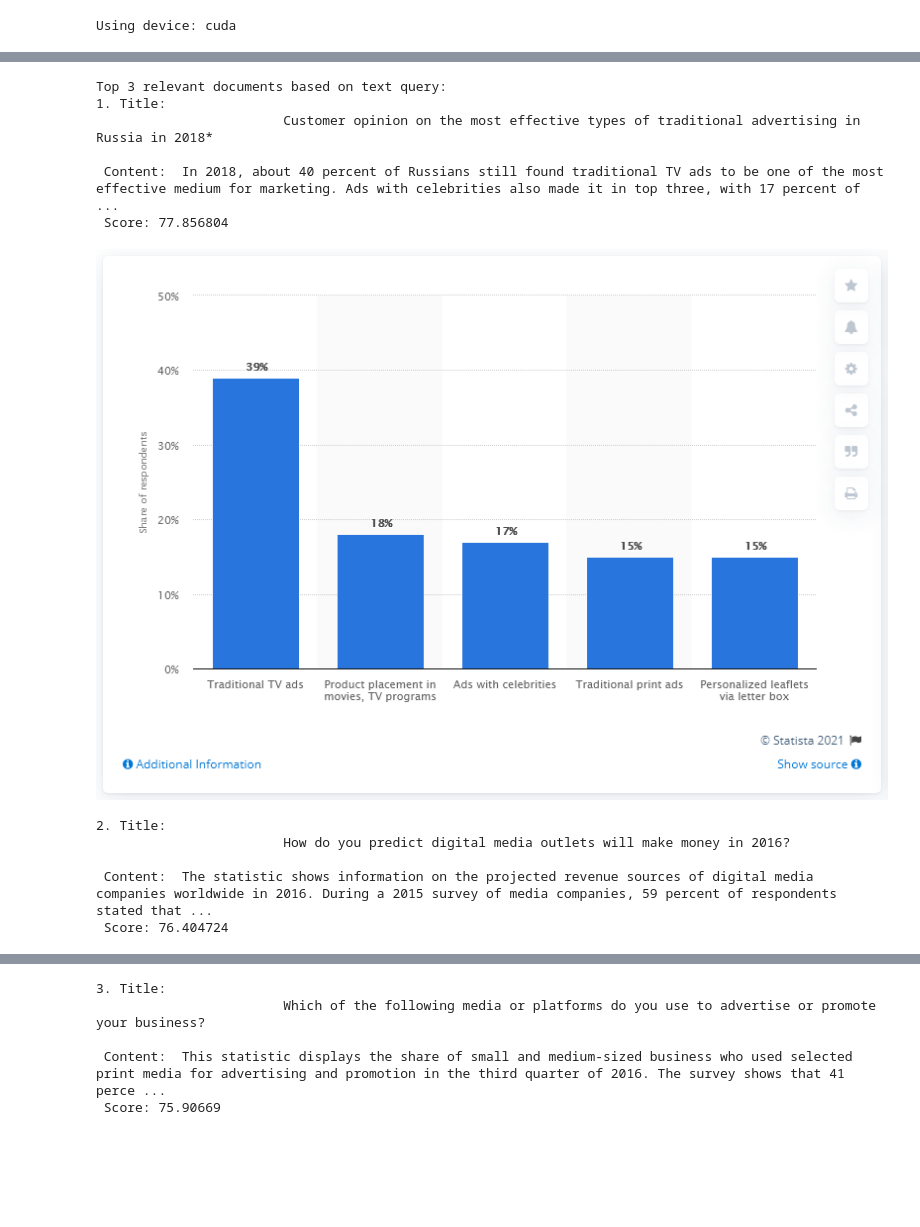
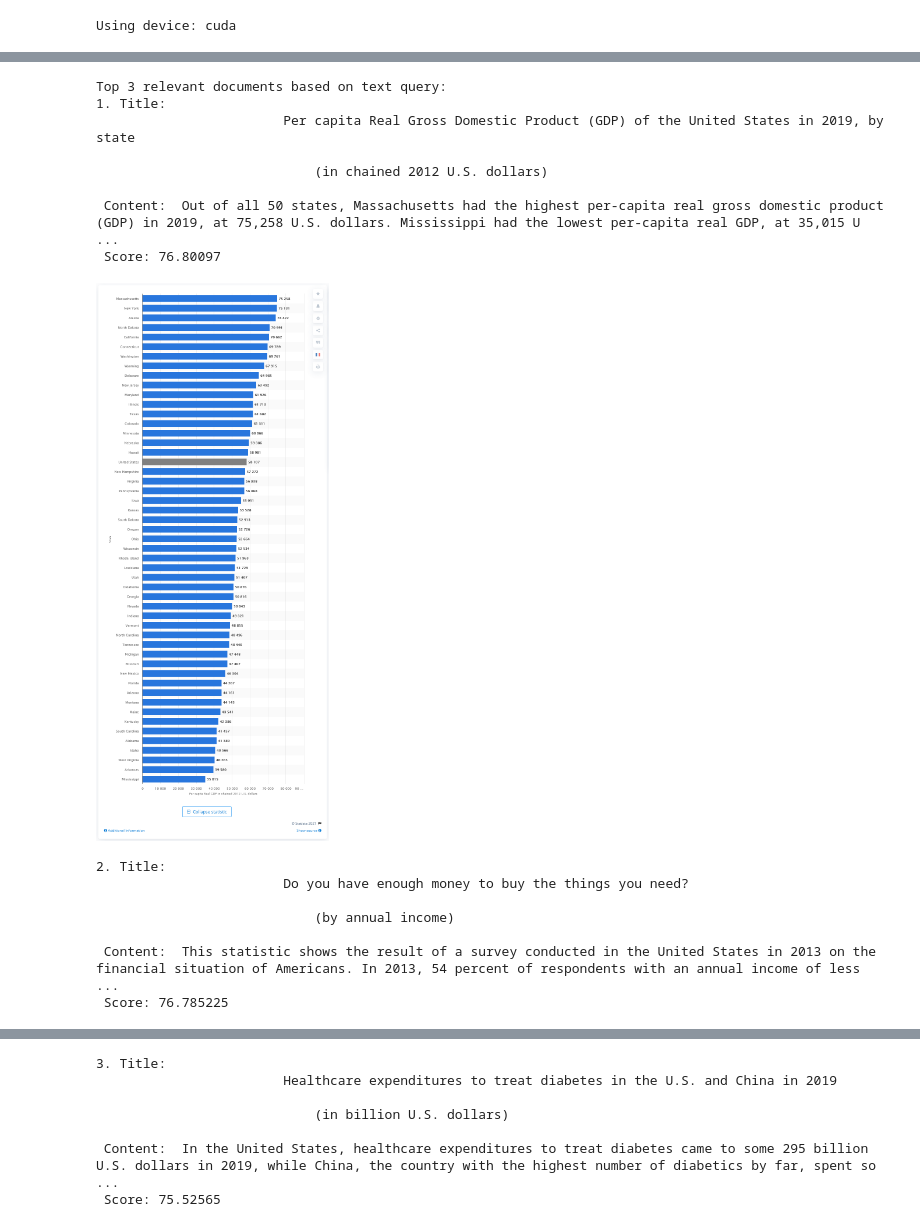
Before and after one commit to mleshashi/thesis-sharma, a Jupyter notebook: ElasticSearch/clipEmbedding.ipynb, the cells around one changed output, grey strips where cells are left out. Cells and saved outputs as stored; diff of their text form; code cells hidden in the pictures; blank space fills up the shorter version.

Commit message:
trying new query

```diff
--- a/ElasticSearch/clipEmbedding.ipynb
+++ b/ElasticSearch/clipEmbedding.ipynb
@@ -230,3 +268,21 @@ Using device: cuda
+# %%
+# Function to encode image to Base64
+def image_to_base64(image_path):
+    with open(image_path, "rb") as img_file:
+        img_bytes = img_file.read()
+        return base64.b64encode(img_bytes).decode("utf-8")
+
+# Function to generate, combined, normalize image and text embedding
+def generate_embedding(image, text):
+    #image = image.convert("RGB")  # Ensure image is in RGB
+    img_inputs = processor(images=[image], return_tensors="pt").to(device)
+    txt_inputs = processor(text=[text], return_tensors="pt", padding=True, truncation=True).to(device)
+    with torch.no_grad():
+        image_features = model.get_image_features(**img_inputs).squeeze(0)
+        text_features = model.get_text_features(**txt_inputs).squeeze(0)
+        combined_features = torch.cat([image_features, text_features], dim=-1)
+        normalized_features = (combined_features / combined_features.norm(p=2, dim=-1, keepdim=True))
+        return normalized_features.cpu().numpy().tolist()  # Move back to CPU for Elasticsearch indexing
 # %%
 # Select a random row from the DataFrame
 random_row = combined_df.sample(n=1).iloc[0]
@@ -239,6 +295,6 @@ rand_image.show()
 # %%
 # Text query example and fetching images based on text query
-text_query = "Give me some information abouts TV ads"
+text_query = "What's the spending in US"
 query_emb = generate_embedding(rand_image,text_query)
 
 # Elasticsearch query to find relevant images
@@ -246,39 +302,43 @@ script_query = {
     "script_score": {
         "query": {"match_all": {}},
         "script": {
             "source": "cosineSimilarity(params.query_vector, 'imgtext_embedding') * params.logit_scale + 1.0",
             "params": {
                 "query_vector": query_emb,
                 "logit_scale": logit_scale
             }
         }
     }
 }
 
 response = es.search(index=index_name, body={
     "size": 3,  # Fetch top 3 relevant documents
     "query": script_query,
     "_source": ["title", "content", "image_data"]
 })
 
 print("Top 3 relevant documents based on text query:")
 for i, hit in enumerate(response['hits']['hits'], start=1):
     doc = hit['_source']
     print(f"{i}. Title: {doc['title']} \n Content: {doc['content']} \n Score: {hit['_score']}")
     # Optionally decode and display images
     image_bytes = base64.b64decode(doc['image_data'])
     image = Image.open(io.BytesIO(image_bytes))
     image.show()
 # %% [output]
 Top 3 relevant documents based on text query:
 1. Title:
-                        Customer opinion on the most effective types of traditional advertising in Russia in 2018*
+                        Per capita Real Gross Domestic Product (GDP) of the United States in 2019, by state
 
- Content:  In 2018, about 40 percent of Russians still found traditional TV ads to be one of the most effective medium for marketing. Ads with celebrities also made it in top three, with 17 percent of ...
- Score: 77.856804
+                            (in chained 2012 U.S. dollars)
+
+ Content:  Out of all 50 states, Massachusetts had the highest per-capita real gross domestic product (GDP) in 2019, at 75,258 U.S. dollars. Mississippi had the lowest per-capita real GDP, at 35,015 U ...
+ Score: 76.80097
-[figure, old version]
+[figure, new version]
 2. Title:
-                        How do you predict digital media outlets will make money in 2016?
+                        Do you have enough money to buy the things you need?
 
- Content:  The statistic shows information on the projected revenue sources of digital media companies worldwide in 2016. During a 2015 survey of media companies, 59 percent of respondents stated that ...
- Score: 76.404724
+                            (by annual income)
+
+ Content:  This statistic shows the result of a survey conducted in the United States in 2013 on the financial situation of Americans. In 2013, 54 percent of respondents with an annual income of less  ...
+ Score: 76.785225
@@ -286,5 +346,7 @@ Top 3 relevant documents based on text query:
 3. Title:
-                        Which of the following media or platforms do you use to advertise or promote your business?
+                        Healthcare expenditures to treat diabetes in the U.S. and China in 2019
 
- Content:  This statistic displays the share of small and medium-sized business who used selected print media for advertising and promotion in the third quarter of 2016. The survey shows that 41 perce ...
- Score: 75.90669
+                            (in billion U.S. dollars)
+
+ Content:  In the United States, healthcare expenditures to treat diabetes came to some 295 billion U.S. dollars in 2019, while China, the country with the highest number of diabetics by far, spent so ...
+ Score: 75.52565
```
Also changed, not shown: parts of 3 cells of this notebook.
